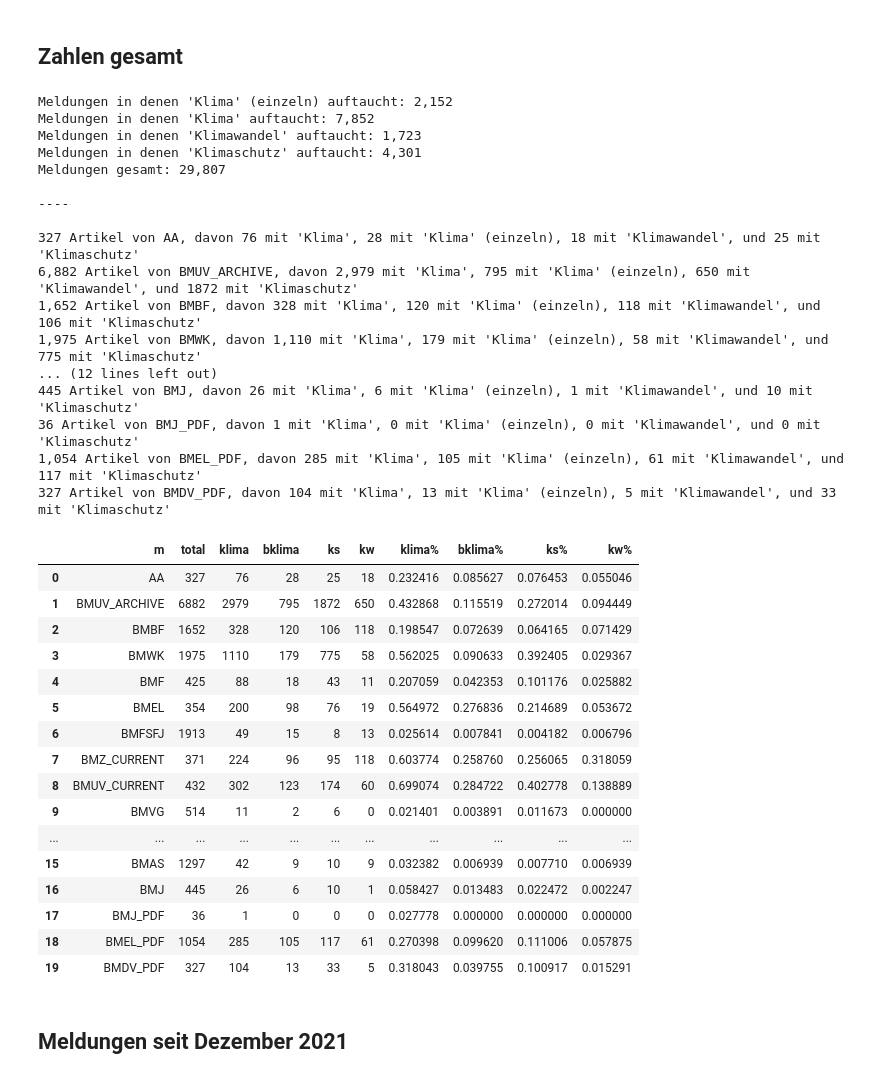
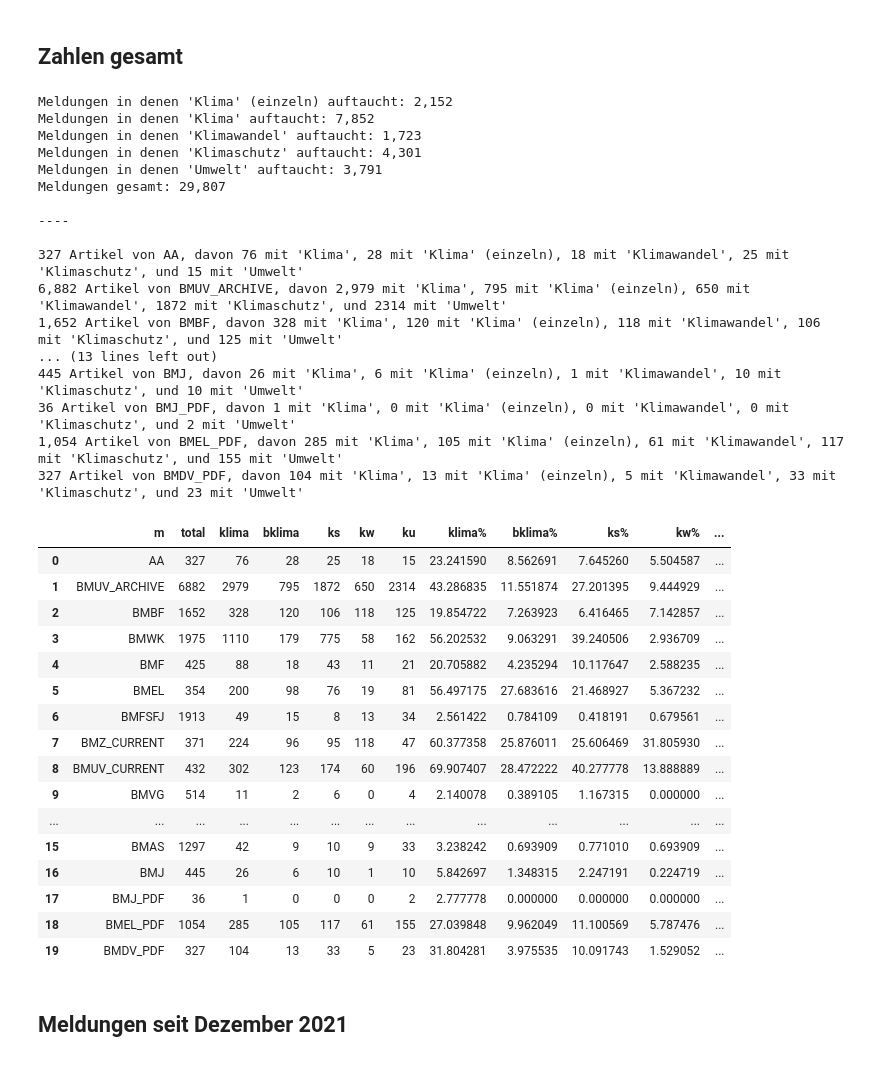
Before and after one commit to TimRepke/pressemeldungen, a Jupyter notebook: 02_Exploration/Overview.ipynb, the cells around one changed output. Drawn from its saved outputs; the diff is of its cells as text; code cells hidden in the pictures.

Commit message:
umwelt

```diff
--- a/02_Exploration/Overview.ipynb
+++ b/02_Exploration/Overview.ipynb
@@ -36,65 +27,69 @@ df.head()
 k = 'contains_\\bklima\\b'
 print(f"Meldungen in denen 'Klima' (einzeln) auftaucht: {df[df[k] == 'x'].shape[0]:,}")
 print(f"Meldungen in denen 'Klima' auftaucht: {df[df['contains_klima'] == 'x'].shape[0]:,}")
 k = 'contains_\\bklimawandel\\b'
 print(f"Meldungen in denen 'Klimawandel' auftaucht: {df[df[k] == 'x'].shape[0]:,}")
 k = 'contains_\\bklimaschutz\\b'
 print(f"Meldungen in denen 'Klimaschutz' auftaucht: {df[df[k] == 'x'].shape[0]:,}")
+k = 'contains_\\bumwelt\\b'
+print(f"Meldungen in denen 'Umwelt' auftaucht: {df[df[k] == 'x'].shape[0]:,}")
 print(f"Meldungen gesamt: {df.shape[0]:,}")
 print()
 print('----')
 print()
 tmp = []
 for mnstry in df['ministry'].unique():
     sub = df[df['ministry'] == mnstry]
     c0 = sub[sub['contains_\\bklima\\b'] == 'x'].shape[0]
     c1 = sub[sub['contains_klima'] == 'x'].shape[0]
     c2 = sub[sub['contains_\\bklimawandel\\b'] == 'x'].shape[0]
     c3 = sub[sub['contains_\\bklimaschutz\\b'] == 'x'].shape[0]
-    tmp.append({'m': mnstry, 'total': sub.shape[0], 'klima': c1, 'bklima': c0, 'ks': c3, 'kw': c2})
+    c4 = sub[sub['contains_\\bumwelt\\b'] == 'x'].shape[0]
+    tmp.append({'m': mnstry, 'total': sub.shape[0], 'klima': c1, 'bklima': c0, 'ks': c3, 'kw': c2, 'ku':c4})
     print(
-        f"{sub.shape[0]:,} Artikel von {mnstry}, davon {c1:,} mit 'Klima', {c0:} mit 'Klima' (einzeln), {c2} mit 'Klimawandel', und {c3} mit 'Klimaschutz'")
+        f"{sub.shape[0]:,} Artikel von {mnstry}, davon {c1:,} mit 'Klima', {c0:} mit 'Klima' (einzeln), {c2} mit 'Klimawandel', {c3} mit 'Klimaschutz', und {c4} mit 'Umwelt'")
 dfc = pd.DataFrame(tmp)
-dfc['klima%'] = dfc['klima'] / dfc['total']
-dfc['bklima%'] = dfc['bklima'] / dfc['total']
-dfc['ks%'] = dfc['ks'] / dfc['total']
-dfc['kw%'] = dfc['kw'] / dfc['total']
+dfc['klima%'] = dfc['klima'] / dfc['total'] * 100
+dfc['bklima%'] = dfc['bklima'] / dfc['total'] * 100
+dfc['ks%'] = dfc['ks'] / dfc['total'] * 100
+dfc['kw%'] = dfc['kw'] / dfc['total'] * 100
+dfc['ku%'] = dfc['ku'] / dfc['total'] * 100
 dfc
 # %% [output]
 Meldungen in denen 'Klima' (einzeln) auftaucht: 2,152
 Meldungen in denen 'Klima' auftaucht: 7,852
 Meldungen in denen 'Klimawandel' auftaucht: 1,723
 Meldungen in denen 'Klimaschutz' auftaucht: 4,301
+Meldungen in denen 'Umwelt' auftaucht: 3,791
 Meldungen gesamt: 29,807
 
 ----
 
-327 Artikel von AA, davon 76 mit 'Klima', 28 mit 'Klima' (einzeln), 18 mit 'Klimawandel', und 25 mit 'Klimaschutz'
-6,882 Artikel von BMUV_ARCHIVE, davon 2,979 mit 'Klima', 795 mit 'Klima' (einzeln), 650 mit 'Klimawandel', und 1872 mit 'Klimaschutz'
-1,652 Artikel von BMBF, davon 328 mit 'Klima', 120 mit 'Klima' (einzeln), 118 mit 'Klimawandel', und 106 mit 'Klimaschutz'
-1,975 Artikel von BMWK, davon 1,110 mit 'Klima', 179 mit 'Klima' (einzeln), 58 mit 'Klimawandel', und 775 mit 'Klimaschutz'
-... (12 lines left out)
-445 Artikel von BMJ, davon 26 mit 'Klima', 6 mit 'Klima' (einzeln), 1 mit 'Klimawandel', und 10 mit 'Klimaschutz'
-36 Artikel von BMJ_PDF, davon 1 mit 'Klima', 0 mit 'Klima' (einzeln), 0 mit 'Klimawandel', und 0 mit 'Klimaschutz'
-1,054 Artikel von BMEL_PDF, davon 285 mit 'Klima', 105 mit 'Klima' (einzeln), 61 mit 'Klimawandel', und 117 mit 'Klimaschutz'
-327 Artikel von BMDV_PDF, davon 104 mit 'Klima', 13 mit 'Klima' (einzeln), 5 mit 'Klimawandel', und 33 mit 'Klimaschutz'
+327 Artikel von AA, davon 76 mit 'Klima', 28 mit 'Klima' (einzeln), 18 mit 'Klimawandel', 25 mit 'Klimaschutz', und 15 mit 'Umwelt'
+6,882 Artikel von BMUV_ARCHIVE, davon 2,979 mit 'Klima', 795 mit 'Klima' (einzeln), 650 mit 'Klimawandel', 1872 mit 'Klimaschutz', und 2314 mit 'Umwelt'
+1,652 Artikel von BMBF, davon 328 mit 'Klima', 120 mit 'Klima' (einzeln), 118 mit 'Klimawandel', 106 mit 'Klimaschutz', und 125 mit 'Umwelt'
+... (13 lines left out)
+445 Artikel von BMJ, davon 26 mit 'Klima', 6 mit 'Klima' (einzeln), 1 mit 'Klimawandel', 10 mit 'Klimaschutz', und 10 mit 'Umwelt'
+36 Artikel von BMJ_PDF, davon 1 mit 'Klima', 0 mit 'Klima' (einzeln), 0 mit 'Klimawandel', 0 mit 'Klimaschutz', und 2 mit 'Umwelt'
+1,054 Artikel von BMEL_PDF, davon 285 mit 'Klima', 105 mit 'Klima' (einzeln), 61 mit 'Klimawandel', 117 mit 'Klimaschutz', und 155 mit 'Umwelt'
+327 Artikel von BMDV_PDF, davon 104 mit 'Klima', 13 mit 'Klima' (einzeln), 5 mit 'Klimawandel', 33 mit 'Klimaschutz', und 23 mit 'Umwelt'
-|  | m | total | klima | bklima | ks | kw | klima% | bklima% | ks% | kw% |
-| 0 | AA | 327 | 76 | 28 | 25 | 18 | 0.232416 | 0.085627 | 0.076453 | 0.055046 |
-| 1 | BMUV_ARCHIVE | 6882 | 2979 | 795 | 1872 | 650 | 0.432868 | 0.115519 | 0.272014 | 0.094449 |
-| 2 | BMBF | 1652 | 328 | 120 | 106 | 118 | 0.198547 | 0.072639 | 0.064165 | 0.071429 |
-| 3 | BMWK | 1975 | 1110 | 179 | 775 | 58 | 0.562025 | 0.090633 | 0.392405 | 0.029367 |
-| 4 | BMF | 425 | 88 | 18 | 43 | 11 | 0.207059 | 0.042353 | 0.101176 | 0.025882 |
-| 5 | BMEL | 354 | 200 | 98 | 76 | 19 | 0.564972 | 0.276836 | 0.214689 | 0.053672 |
-| 6 | BMFSFJ | 1913 | 49 | 15 | 8 | 13 | 0.025614 | 0.007841 | 0.004182 | 0.006796 |
-| 7 | BMZ_CURRENT | 371 | 224 | 96 | 95 | 118 | 0.603774 | 0.258760 | 0.256065 | 0.318059 |
-| 8 | BMUV_CURRENT | 432 | 302 | 123 | 174 | 60 | 0.699074 | 0.284722 | 0.402778 | 0.138889 |
-| 9 | BMVG | 514 | 11 | 2 | 6 | 0 | 0.021401 | 0.003891 | 0.011673 | 0.000000 |
-| ... | ... | ... | ... | ... | ... | ... | ... | ... | ... | ... |
-| 15 | BMAS | 1297 | 42 | 9 | 10 | 9 | 0.032382 | 0.006939 | 0.007710 | 0.006939 |
-| 16 | BMJ | 445 | 26 | 6 | 10 | 1 | 0.058427 | 0.013483 | 0.022472 | 0.002247 |
-| 17 | BMJ_PDF | 36 | 1 | 0 | 0 | 0 | 0.027778 | 0.000000 | 0.000000 | 0.000000 |
-| 18 | BMEL_PDF | 1054 | 285 | 105 | 117 | 61 | 0.270398 | 0.099620 | 0.111006 | 0.057875 |
-| 19 | BMDV_PDF | 327 | 104 | 13 | 33 | 5 | 0.318043 | 0.039755 | 0.100917 | 0.015291 |
+|  | m | total | klima | bklima | ks | kw | ku | klima% | bklima% | ks% | kw% | ... |
+| 0 | AA | 327 | 76 | 28 | 25 | 18 | 15 | 23.241590 | 8.562691 | 7.645260 | 5.504587 | ... |
+| 1 | BMUV_ARCHIVE | 6882 | 2979 | 795 | 1872 | 650 | 2314 | 43.286835 | 11.551874 | 27.201395 | 9.444929 | ... |
+| 2 | BMBF | 1652 | 328 | 120 | 106 | 118 | 125 | 19.854722 | 7.263923 | 6.416465 | 7.142857 | ... |
+| 3 | BMWK | 1975 | 1110 | 179 | 775 | 58 | 162 | 56.202532 | 9.063291 | 39.240506 | 2.936709 | ... |
+| 4 | BMF | 425 | 88 | 18 | 43 | 11 | 21 | 20.705882 | 4.235294 | 10.117647 | 2.588235 | ... |
+| 5 | BMEL | 354 | 200 | 98 | 76 | 19 | 81 | 56.497175 | 27.683616 | 21.468927 | 5.367232 | ... |
+| 6 | BMFSFJ | 1913 | 49 | 15 | 8 | 13 | 34 | 2.561422 | 0.784109 | 0.418191 | 0.679561 | ... |
+| 7 | BMZ_CURRENT | 371 | 224 | 96 | 95 | 118 | 47 | 60.377358 | 25.876011 | 25.606469 | 31.805930 | ... |
+| 8 | BMUV_CURRENT | 432 | 302 | 123 | 174 | 60 | 196 | 69.907407 | 28.472222 | 40.277778 | 13.888889 | ... |
+| 9 | BMVG | 514 | 11 | 2 | 6 | 0 | 4 | 2.140078 | 0.389105 | 1.167315 | 0.000000 | ... |
+| ... | ... | ... | ... | ... | ... | ... | ... | ... | ... | ... | ... | ... |
+| 15 | BMAS | 1297 | 42 | 9 | 10 | 9 | 33 | 3.238242 | 0.693909 | 0.771010 | 0.693909 | ... |
+| 16 | BMJ | 445 | 26 | 6 | 10 | 1 | 10 | 5.842697 | 1.348315 | 2.247191 | 0.224719 | ... |
+| 17 | BMJ_PDF | 36 | 1 | 0 | 0 | 0 | 2 | 2.777778 | 0.000000 | 0.000000 | 0.000000 | ... |
+| 18 | BMEL_PDF | 1054 | 285 | 105 | 117 | 61 | 155 | 27.039848 | 9.962049 | 11.100569 | 5.787476 | ... |
+| 19 | BMDV_PDF | 327 | 104 | 13 | 33 | 5 | 23 | 31.804281 | 3.975535 | 10.091743 | 1.529052 | ... |
 # %% [markdown]
 ## Meldungen seit Dezember 2021
 # %%
```
Also changed, not shown: parts of 1 cell of this notebook, 1 other file.
